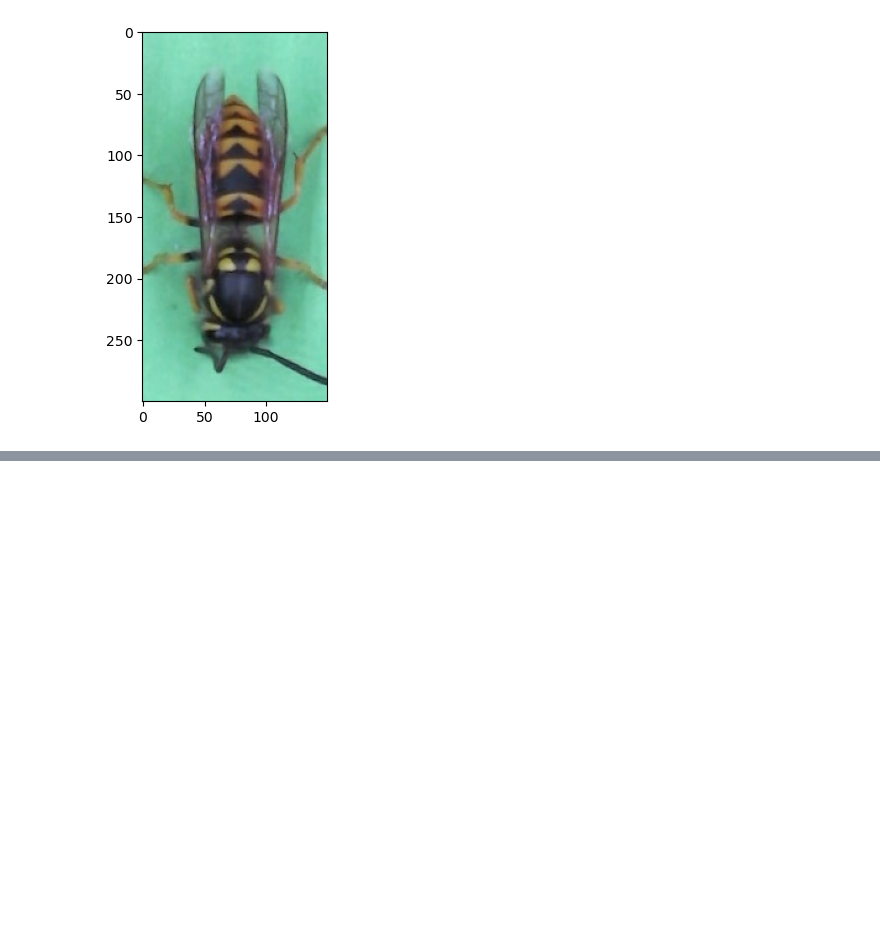
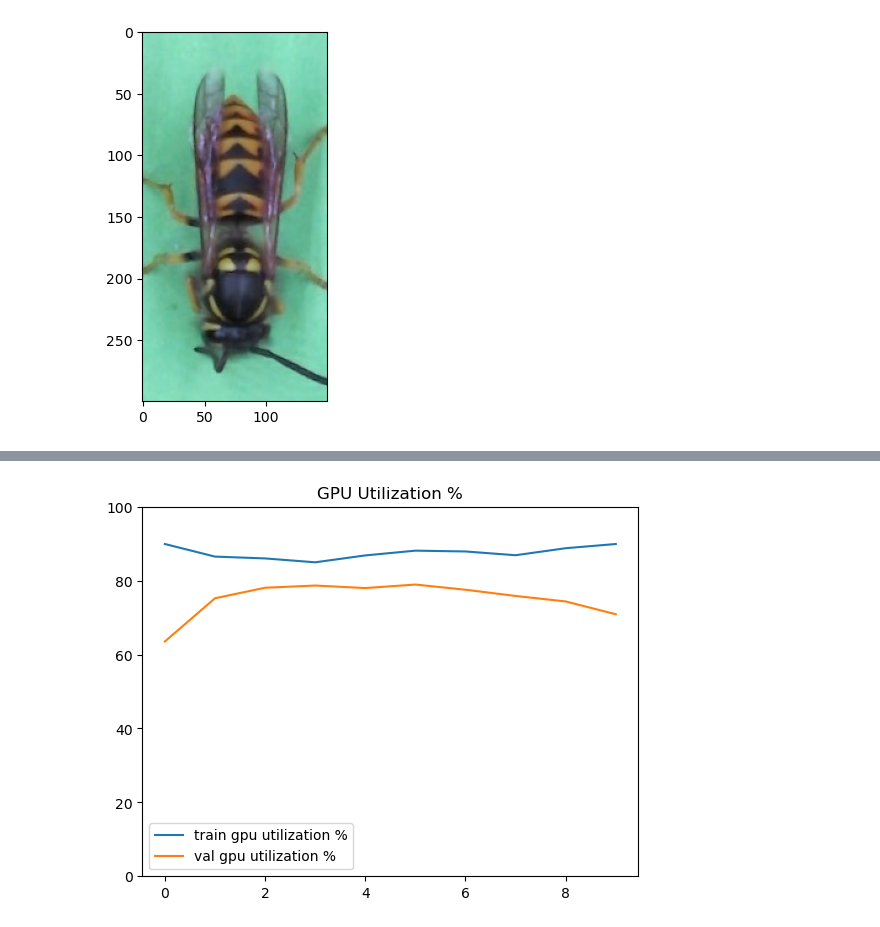
Before and after one commit to dantreiman/keras-gpu-metrics, a Jupyter notebook: gpu_metrics_example.ipynb, the cells around one changed output, grey strips where cells are left out. Drawn from its saved outputs; the diff is of its cells as text; code cells hidden in the pictures; blank space fills up the shorter version.

```diff
--- a/gpu_metrics_example.ipynb
+++ b/gpu_metrics_example.ipynb
@@ -114,0 +125,12 @@ Epoch 5/5
+# %%
+metric_history = history.history
+
+fig, ax = plt.subplots(1, 1)
+ax.set_title('GPU Utilization %')
+ax.plot(metric_history['gpu_0_utilization'], label='train gpu utilization %')
+ax.plot(metric_history['val_gpu_0_utilization'], label='val gpu utilization %')
+ax.set_ylim(0, 100)
+plt.legend()
+plt.show();
+# %% [output]
+[figure, added]
```
Also changed, not shown: parts of 5 cells of this notebook.
